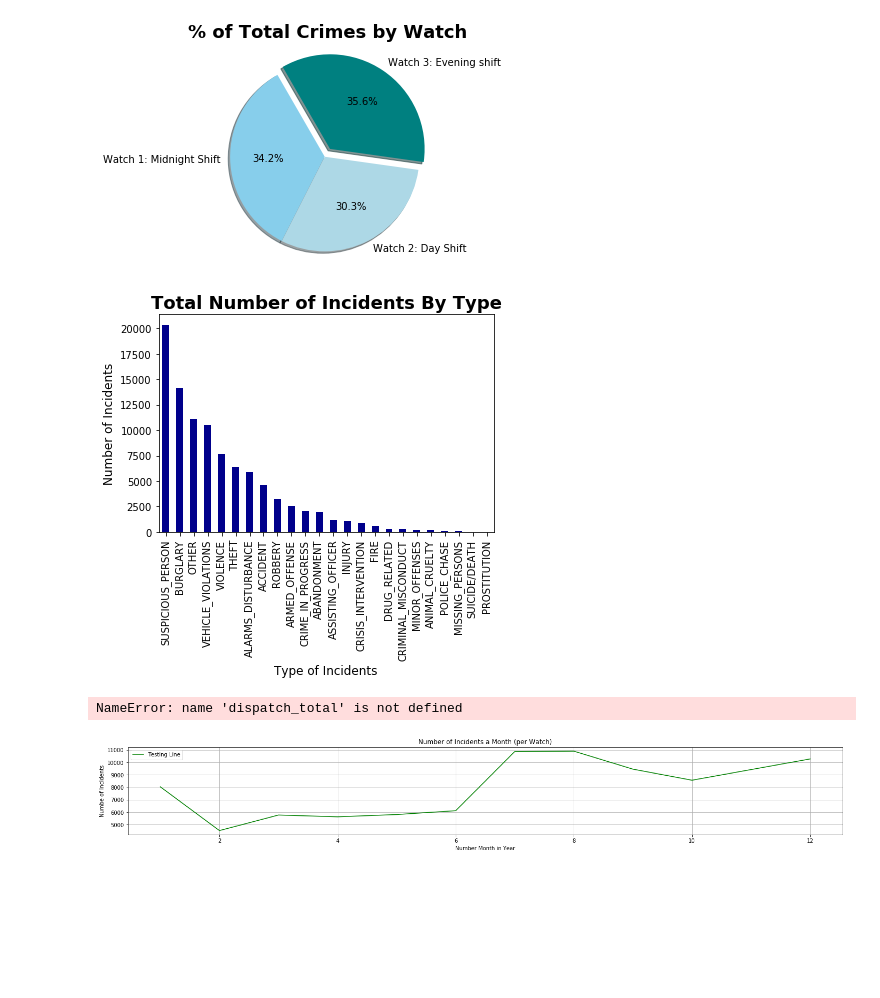
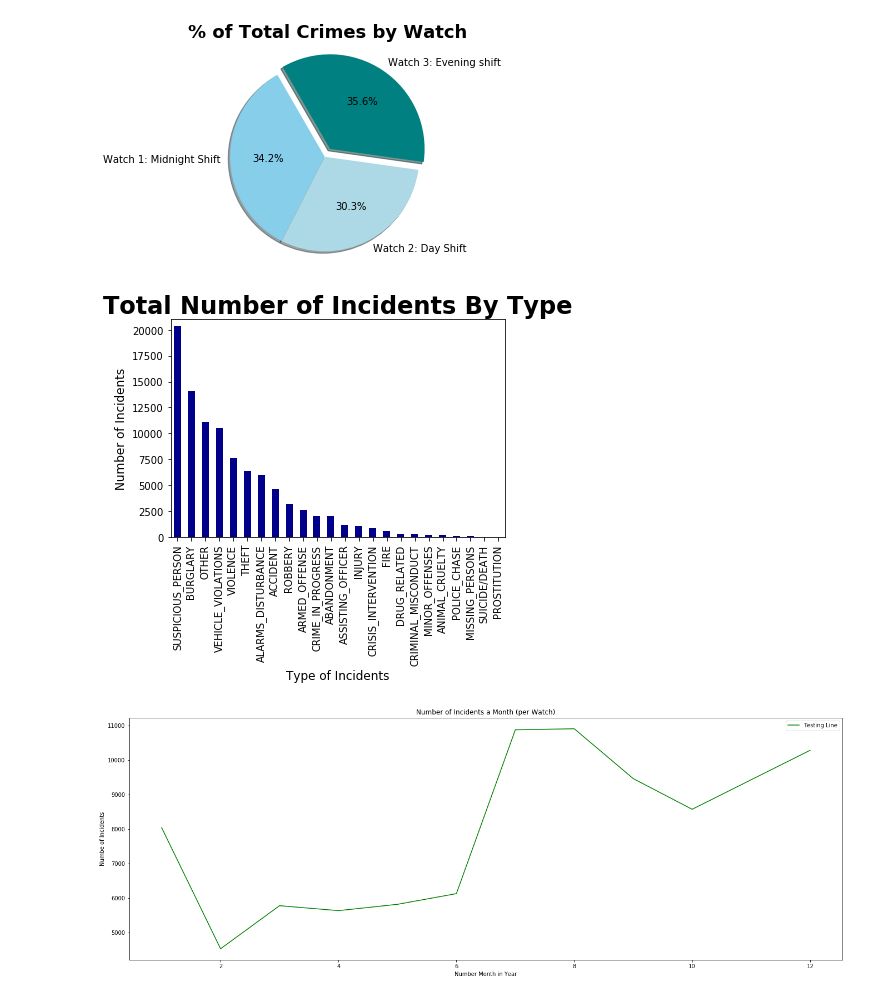
Before and after one commit to benjaminpodell/Project_1, a Jupyter notebook: groupb_beta.ipynb, the cells around one changed output. Saved outputs shown, nothing was run; the diff lists cells and outputs as text; code cells hidden in the pictures; blank space fills up the shorter version.

```diff
--- a/groupb_beta.ipynb
+++ b/groupb_beta.ipynb
@@ -315,16 +324,11 @@ plt.show()
 [figure]
 # %%
 calls.plot(kind="bar", facecolor='darkblue')
-plt.title("Total Number of Incidents By Type", fontsize=18, fontweight='bold')
+plt.title("Total Number of Incidents By Type", fontsize=24, fontweight='bold')
 plt.ylabel("Number of Incidents", fontsize=12)
 plt.xlabel("Type of Incidents", fontsize=12)
-plt.rcParams["figure.figsize"] = (24,3)
+plt.rcParams["figure.figsize"] = (23,8)
+plt.ylim(0, 21000)
 plt.show()
 # %% [output]
-[figure, old version]
+[figure, new version]
-# %%
-police_df['Time_of_Dispatch'] = dispatch_total
-police_df['Time_of_Incident'] = incident_total
-police_df['Response_Time'] = response_time
-# %% [output]
-NameError: name 'dispatch_total' is not defined
@@ -342,13 +344,11 @@ tester_line, = plt.plot(number, combined_watches, color='green', label='Testing
 plt.title('Number of Incidents a Month (per Watch)')
 plt.xlabel('Number Month in Year')
 plt.ylabel('Numbe of Incidents')
-
 plt.legend(handles= [tester_line], loc='best')
-plt.grid()
 plt.show()
 
 #Disregard previous to — relevant to text to add tomorrow post push
 
 ####Do we want to incoporporate the "type" of incidetn as "s" value or maintain the two, because then a bar chart makes most sense for the particular up above data
 # %% [output]
-[figure, old version]
+[figure, new version]
```
Also changed, not shown: parts of 5 cells of this notebook, 1 other file.
